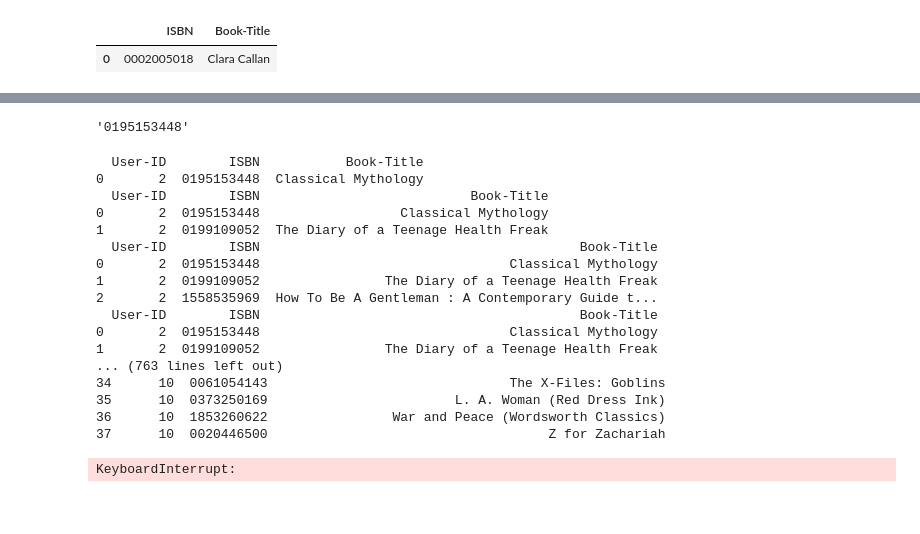
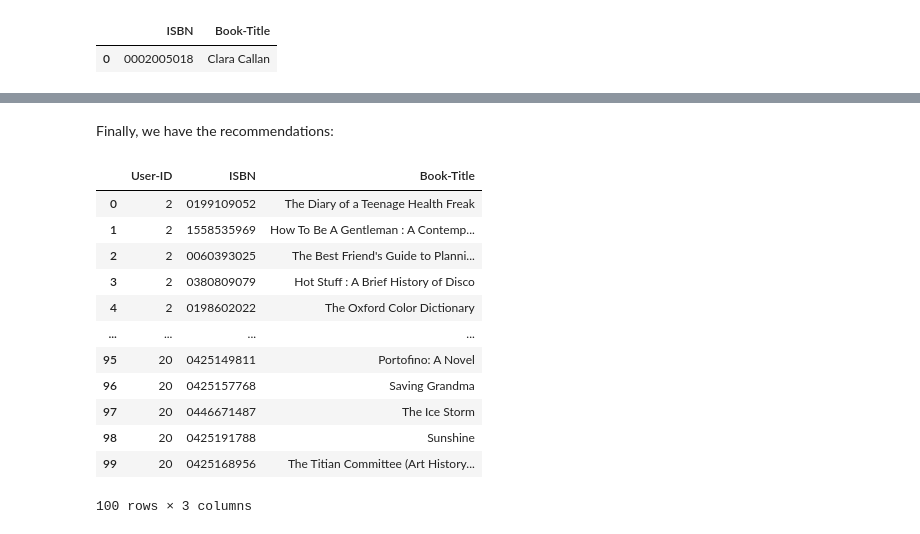
Before and after one commit to Samirnunes/data-science, a Jupyter notebook: machine_learning/book_recommendation/system.ipynb, the cells around one changed output, grey strips where cells are left out. Drawn from its saved outputs; the diff is of its cells as text; code cells hidden in the pictures; blank space fills up the shorter version.

Commit message:
finished recommendations

```diff
--- a/machine_learning/book_recommendation/system.ipynb
+++ b/machine_learning/book_recommendation/system.ipynb
@@ -266,6 +272,6 @@ df = df.drop(["Readers-Count-In-Top-Location"], axis=1)
 # %%
 isbn_encoder = CountEncoder()
-df["Book-Appearance"] = isbn_encoder.fit_transform(df["ISBN"])
+df["Book-Appearances"] = isbn_encoder.fit_transform(df["ISBN"])
 # %% [markdown]
 ### Dropping duplicates
 # %%
@@ -453,48 +467,38 @@ unique_user_ids = df_users_already_read["User-ID"].unique()
-# %%
-already_read = df_users_already_read[df_users_already_read["User-ID"] == 2]["Already-Read-ISBN"].reset_index(drop=True)
-# %%
-already_read[0]
-# %% [output]
-'0195153448'
 # %%
+unique_user_ids = df_users_already_read["User-ID"].unique()
 recommendations = pd.DataFrame(columns=["User-ID", "ISBN", "Book-Title"])
+unique_user_ids_slice = unique_user_ids[0:10].copy()
 
-for user_id in unique_user_ids:
+for user_id in tqdm(unique_user_ids_slice):
     already_read = df_users_already_read[df_users_already_read["User-ID"] == user_id]["Already-Read-ISBN"].reset_index(drop=True)
-    read_count = 0
     recommend_count = 0
-    already_recommended = []
+    already_recommended = list(already_read)
     while recommend_count < 10:
-        recommendation_df = k_nearest_within_cluster(already_read[read_count], 10)
+        recommendation_df = k_nearest_within_cluster(already_read.sample(frac=1).reset_index(drop=True)[0], len(already_recommended))
         recommendation = recommendation_df.iloc[0]
         recommendation_list_count = 0
         while recommendation["ISBN"] in already_recommended:
             recommendation_list_count += 1
             recommendation = recommendation_df.iloc[recommendation_list_count]
         recommendation["User-ID"] = user_id
+        recommendations = pd.concat([recommendations, recommendation.to_frame().T], ignore_index=True)
         already_recommended.append(recommendation["ISBN"])
-        recommendations = pd.concat([recommendations, recommendation.to_frame().T], ignore_index=True)
-        print(recommendations)
         recommend_count += 1
-        read_count += 1
-        if read_count >= len(already_read):
-            read_count = 0
-# %% [output]
-  User-ID        ISBN           Book-Title
-0       2  0195153448  Classical Mythology
-  User-ID        ISBN                           Book-Title
-0       2  0195153448                  Classical Mythology
-1       2  0199109052  The Diary of a Teenage Health Freak
-  User-ID        ISBN                                         Book-Title
-0       2  0195153448                                Classical Mythology
-1       2  0199109052                The Diary of a Teenage Health Freak
-2       2  1558535969  How To Be A Gentleman : A Contemporary Guide t...
-  User-ID        ISBN                                         Book-Title
-0       2  0195153448                                Classical Mythology
-1       2  0199109052                The Diary of a Teenage Health Freak
-... (763 lines left out)
-34      10  0061054143                               The X-Files: Goblins
-35      10  0373250169                        L. A. Woman (Red Dress Ink)
-36      10  1853260622                War and Peace (Wordsworth Classics)
-37      10  0020446500                                    Z for Zachariah
-KeyboardInterrupt:
+# %% [markdown]
+Finally, we have the recommendations:
+# %%
+recommendations
+# %% [output]
+|  | User-ID | ISBN | Book-Title |
+| 0 | 2 | 0199109052 | The Diary of a Teenage Health Freak |
+| 1 | 2 | 1558535969 | How To Be A Gentleman : A Contemp... |
+| 2 | 2 | 0060393025 | The Best Friend's Guide to Planni... |
+| 3 | 2 | 0380809079 | Hot Stuff : A Brief History of Disco |
+| 4 | 2 | 0198602022 | The Oxford Color Dictionary |
+| ... | ... | ... | ... |
+| 95 | 20 | 0425149811 | Portofino: A Novel |
+| 96 | 20 | 0425157768 | Saving Grandma |
+| 97 | 20 | 0446671487 | The Ice Storm |
+| 98 | 20 | 0425191788 | Sunshine |
+| 99 | 20 | 0425168956 | The Titian Committee (Art History... |
+100 rows × 3 columns
```
Also changed, not shown: parts of 13 cells of this notebook.
